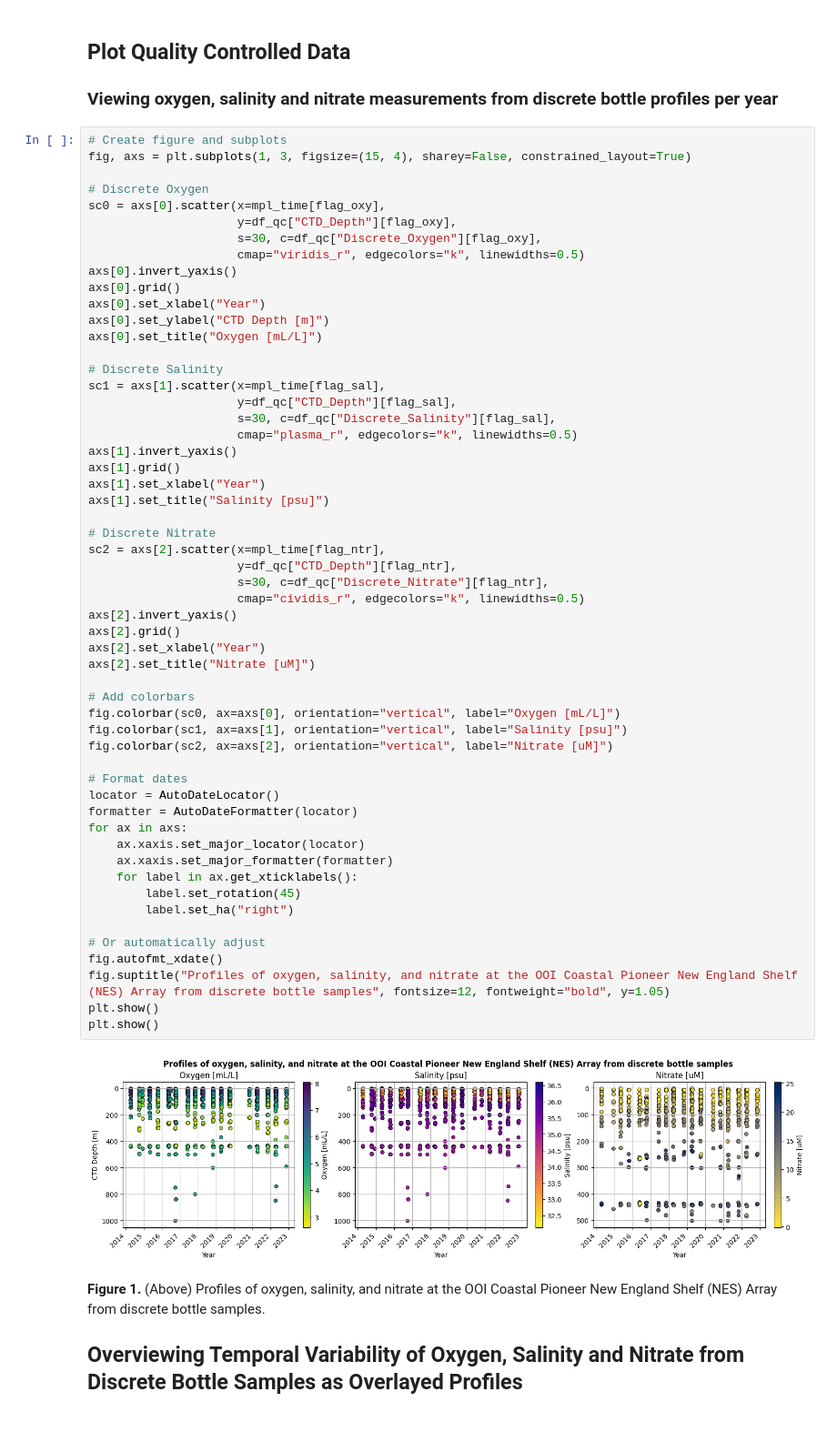
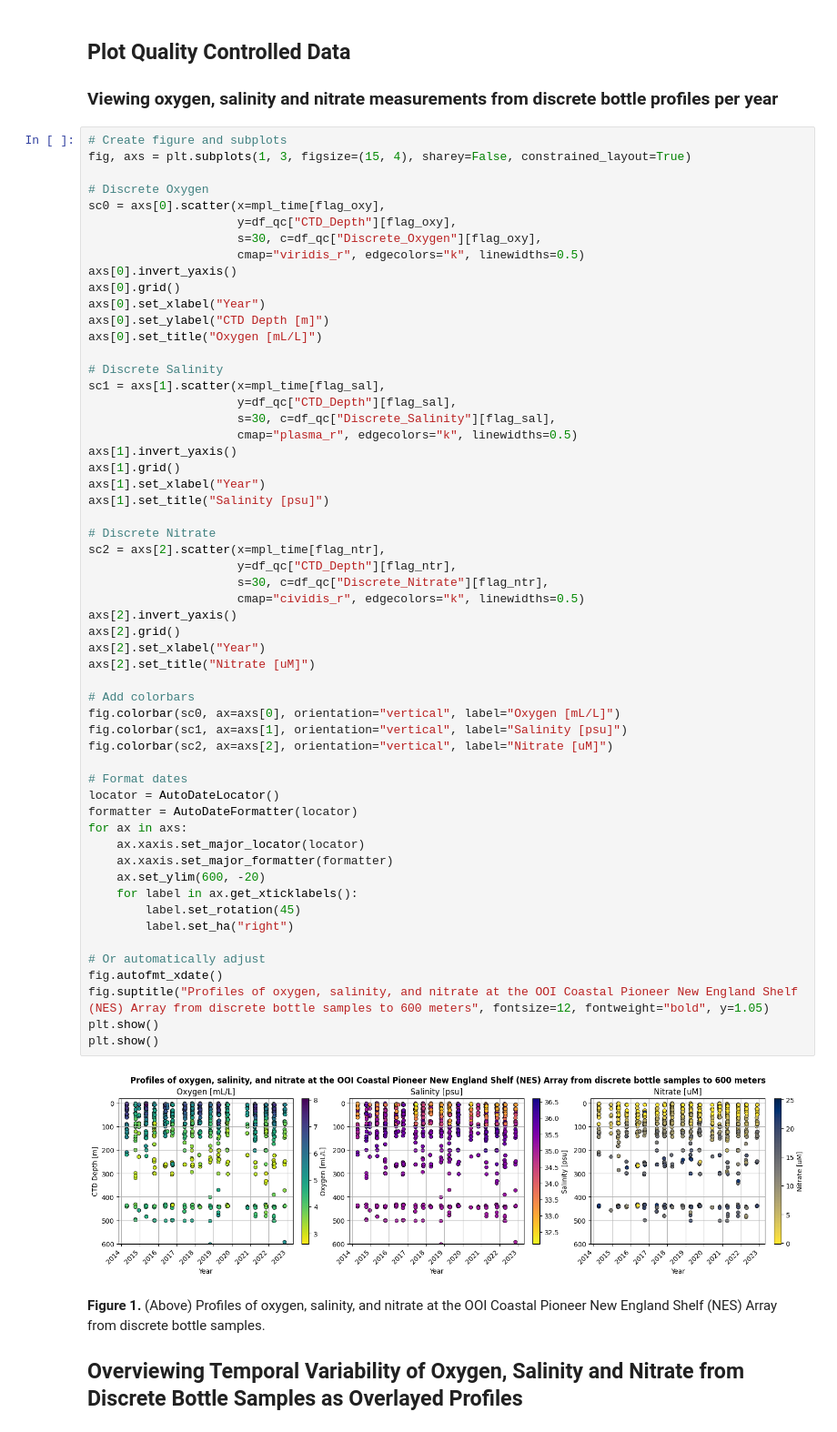
Before and after one commit to WHOIGit/ooi-on-bco-dmo, a Jupyter notebook: notebooks/0-OOI-Pioneer-NES-discrete-sample-article-figures.ipynb, the cells around one changed output. Shown: that part at 91% size. Drawn from its saved outputs; the diff is of its cells as text.

Commit message:
figure 1 plots limited to 600 m

```diff
--- a/notebooks/0-OOI-Pioneer-NES-discrete-sample-article-figures.ipynb
+++ b/notebooks/0-OOI-Pioneer-NES-discrete-sample-article-figures.ipynb
@@ -176,35 +176,36 @@ axs[1].set_title("Salinity [psu]")
 # Discrete Nitrate
 sc2 = axs[2].scatter(x=mpl_time[flag_ntr],
                      y=df_qc["CTD_Depth"][flag_ntr],
                      s=30, c=df_qc["Discrete_Nitrate"][flag_ntr],
                      cmap="cividis_r", edgecolors="k", linewidths=0.5)
 axs[2].invert_yaxis()
 axs[2].grid()
 axs[2].set_xlabel("Year")
 axs[2].set_title("Nitrate [uM]")
 
 # Add colorbars
 fig.colorbar(sc0, ax=axs[0], orientation="vertical", label="Oxygen [mL/L]")
 fig.colorbar(sc1, ax=axs[1], orientation="vertical", label="Salinity [psu]")
 fig.colorbar(sc2, ax=axs[2], orientation="vertical", label="Nitrate [uM]")
 
 # Format dates
 locator = AutoDateLocator()
 formatter = AutoDateFormatter(locator)
 for ax in axs:
     ax.xaxis.set_major_locator(locator)
     ax.xaxis.set_major_formatter(formatter)
+    ax.set_ylim(600, -20)
     for label in ax.get_xticklabels():
         label.set_rotation(45)
         label.set_ha("right")
 
 # Or automatically adjust
 fig.autofmt_xdate()
-fig.suptitle("Profiles of oxygen, salinity, and nitrate at the OOI Coastal Pioneer New England Shelf (NES) Array from discrete bottle samples", fontsize=12, fontweight="bold", y=1.05)
+fig.suptitle("Profiles of oxygen, salinity, and nitrate at the OOI Coastal Pioneer New England Shelf (NES) Array from discrete bottle samples to 600 meters", fontsize=12, fontweight="bold", y=1.05)
 plt.show()
 plt.show()
 # %% [output]
-[figure, old version]
+[figure, new version]
 # %% [markdown]
 **Figure 1.** (Above) Profiles of oxygen, salinity, and nitrate at the OOI Coastal Pioneer New England Shelf (NES) Array from discrete bottle samples.
 
```
